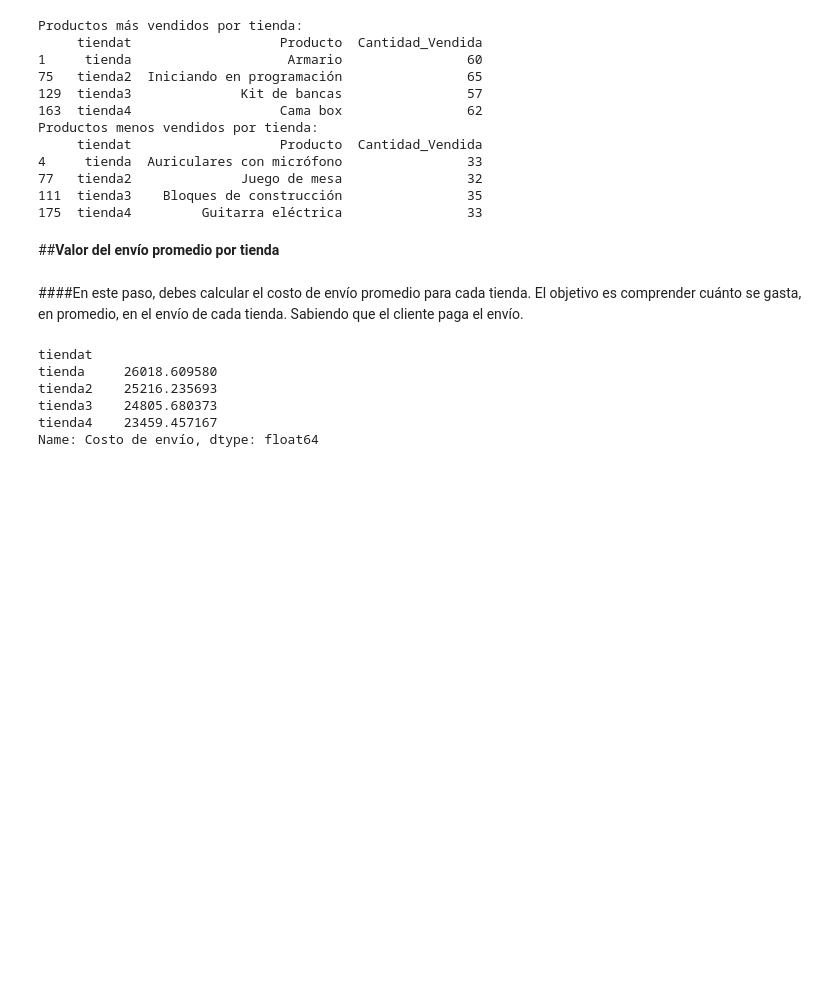
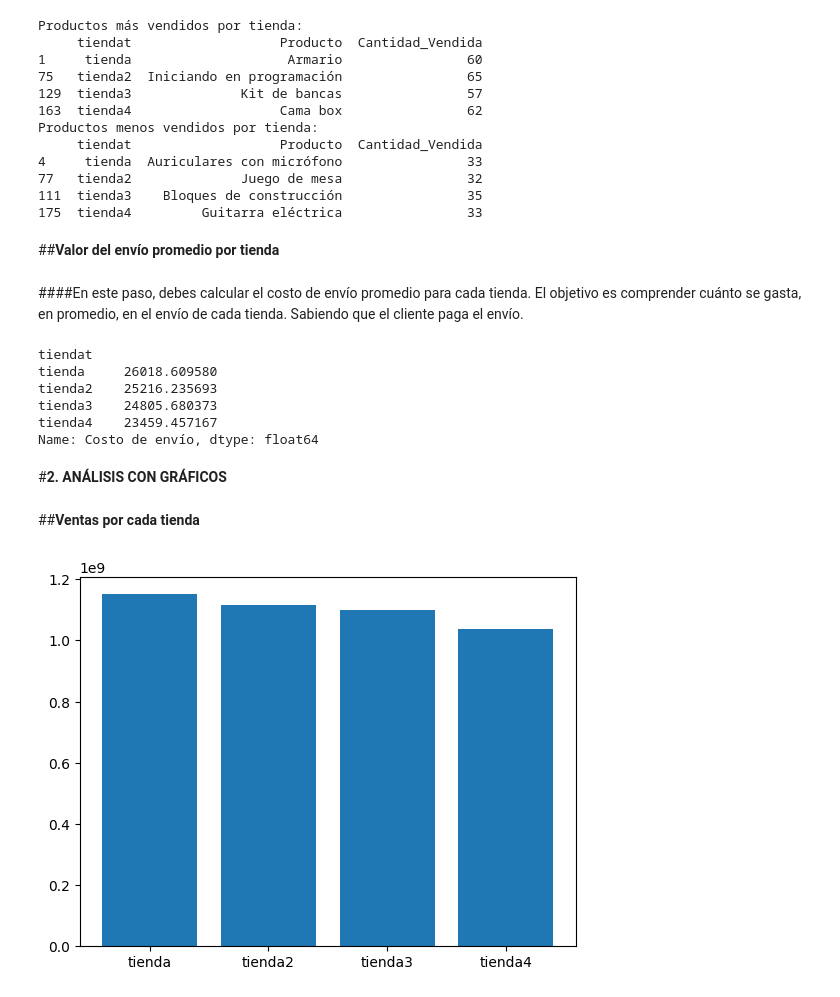
Before and after one commit to Nore-gibhub/Challenge_Alura_Store, a Jupyter notebook: Challenge_Alura_Store.ipynb, the cells around one changed output. Drawn from its saved outputs; the diff is of its cells as text; code cells hidden in the pictures; blank space fills up the shorter version.

```diff
--- a/Challenge_Alura_Store.ipynb
+++ b/Challenge_Alura_Store.ipynb
@@ -51,4 +51,4 @@ df_total.sample(5)
 # %%
-ventas_por_producto = df_total.groupby('Producto')['Precio'].sum()
-print(ventas_por_producto)
+ingreso_por_tienda = df_total.groupby('tiendat')['Precio'].sum()
+print(ingreso_por_tienda)
 # %% [output]
@@ -153,3 +142,13 @@ tienda2    25216.235693
 tienda3    24805.680373
 tienda4    23459.457167
 Name: Costo de envío, dtype: float64
+# %% [markdown]
+#**2. ANÁLISIS CON GRÁFICOS**
+# %% [markdown]
+##**Ventas por cada tienda**
+# %%
+from matplotlib import pyplot as plt
+plt.bar(x=ingreso_por_tienda.index, height=ingreso_por_tienda.values)
+plt.show()
+# %% [output]
+[figure, added]
```
Also changed, not shown: parts of 4 cells of this notebook.
